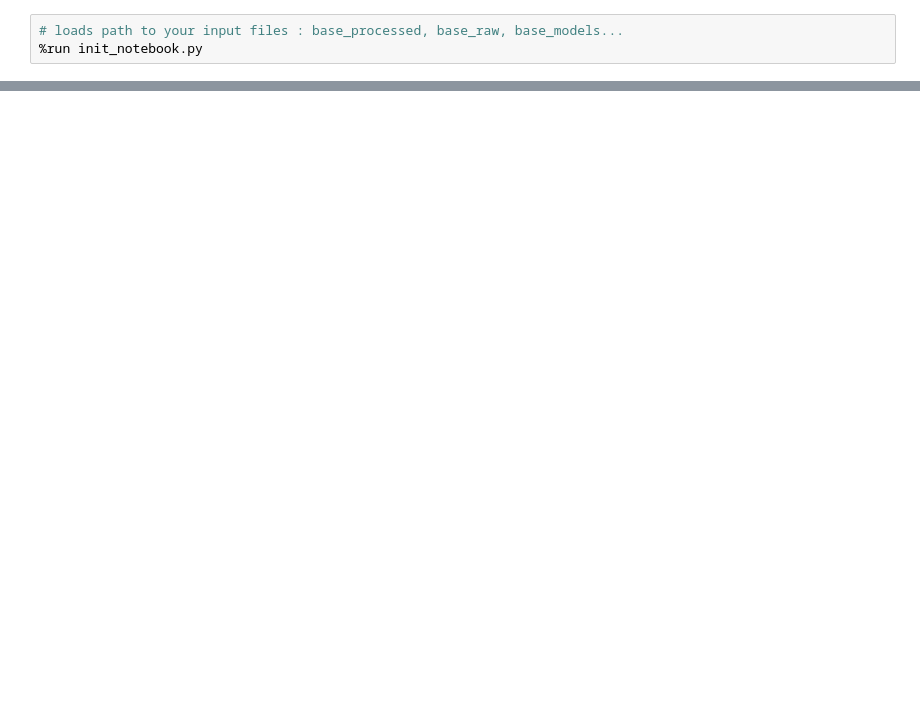
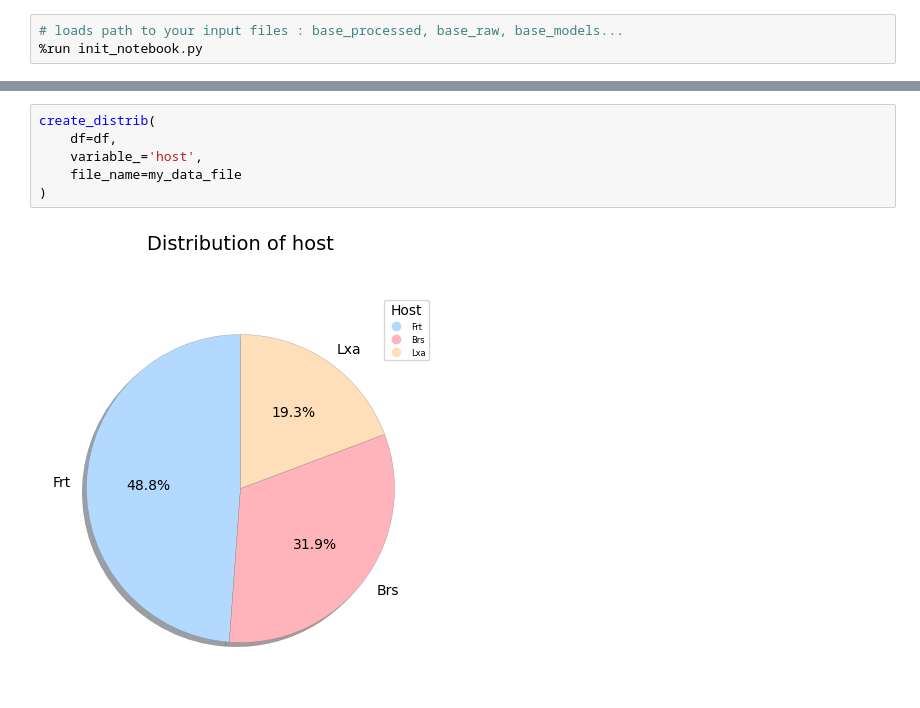
Before and after one commit to dfrome/persoFinViz, a Jupyter notebook: src/notebooks/visualize_01.ipynb, the cells around one changed output, grey strips where cells are left out. Saved outputs shown, nothing was run; the diff lists cells and outputs as text; blank space fills up the shorter version.

```diff
--- a/src/notebooks/visualize_01.ipynb
+++ b/src/notebooks/visualize_01.ipynb
@@ -246,0 +329,8 @@ plt.show()
+# %%
+create_distrib(
+    df=df,
+    variable_='host',
+    file_name=my_data_file
+)
+# %% [output]
+[figure, added]
```
Also changed, not shown: parts of 13 cells of this notebook.
